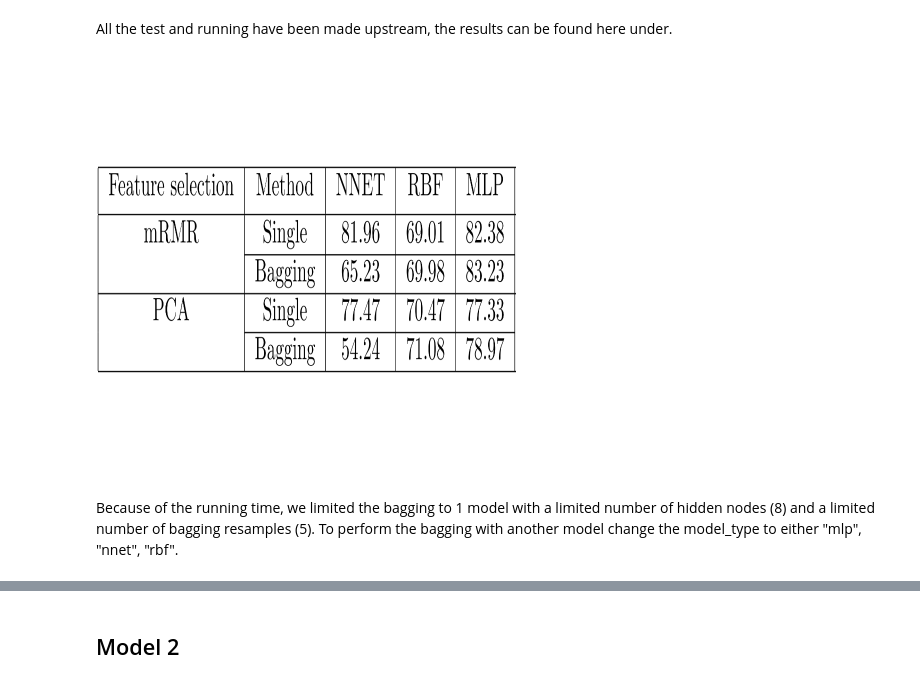
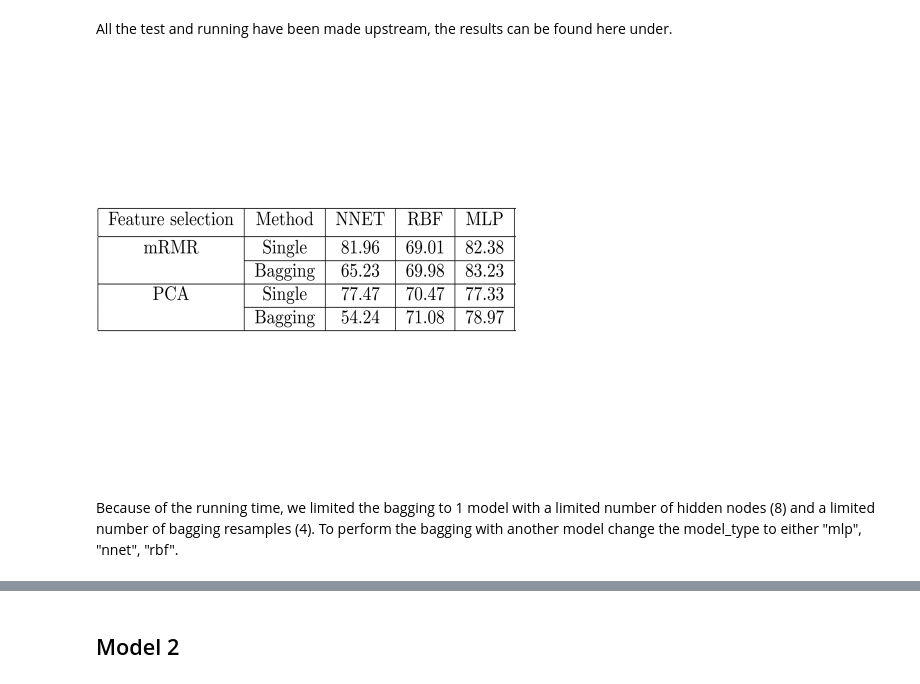
Before and after one commit to miromatagne/Driven-Data-Competition, a Jupyter notebook: ReportTemplate.ipynb, the cells around one changed output, grey strips where cells are left out. Saved outputs shown, nothing was run; the diff lists cells and outputs as text; code cells hidden in the pictures.

```diff
--- a/ReportTemplate.ipynb
+++ b/ReportTemplate.ipynb
@@ -1623,14 +1629,13 @@ Bagging <- function(n_bagging_resamples,model_type,parameters){
 # %% [markdown]
 All the test and running have been made upstream, the results can be found here under.
 # %%
-
 library("png")
 img <- readPNG("neural_tab.PNG")
-grid::grid.raster(img,width=1,height=0.5,interp=TRUE)
+grid::grid.raster(img,width=1.0,height=0.3,interp=TRUE)
 # %% [output]
-[figure, old version]
+[figure, new version]
 # %% [markdown]
-Because of the running time, we limited the bagging to 1 model with a limited number of hidden nodes (8) and a limited number of bagging resamples (5).
+Because of the running time, we limited the bagging to 1 model with a limited number of hidden nodes (8) and a limited number of bagging resamples (4).
 To perform the bagging with another model change the model_type to either "mlp", "nnet", "rbf".
 # %%
 load(file = "data_preproc.Rdata")
```
Also changed, not shown: parts of 69 cells of this notebook, 3 other files.
